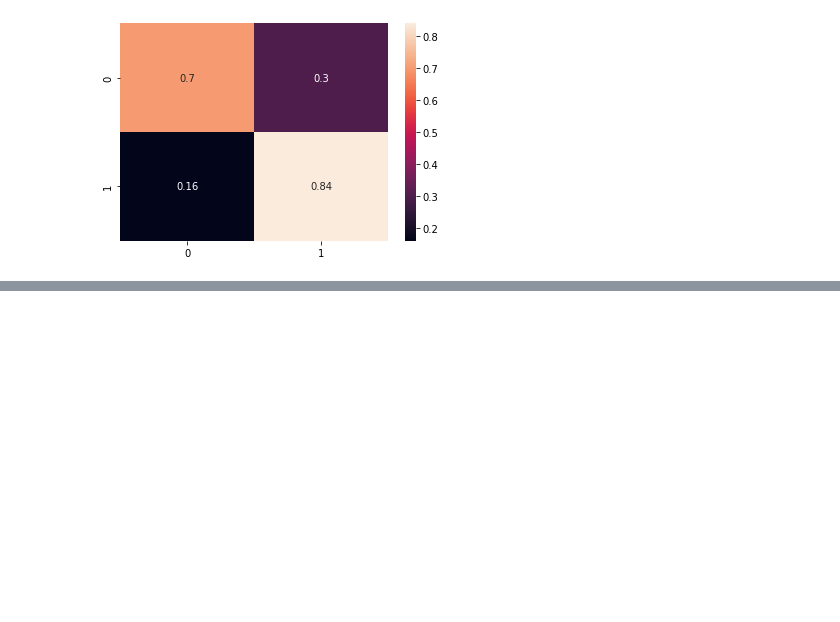
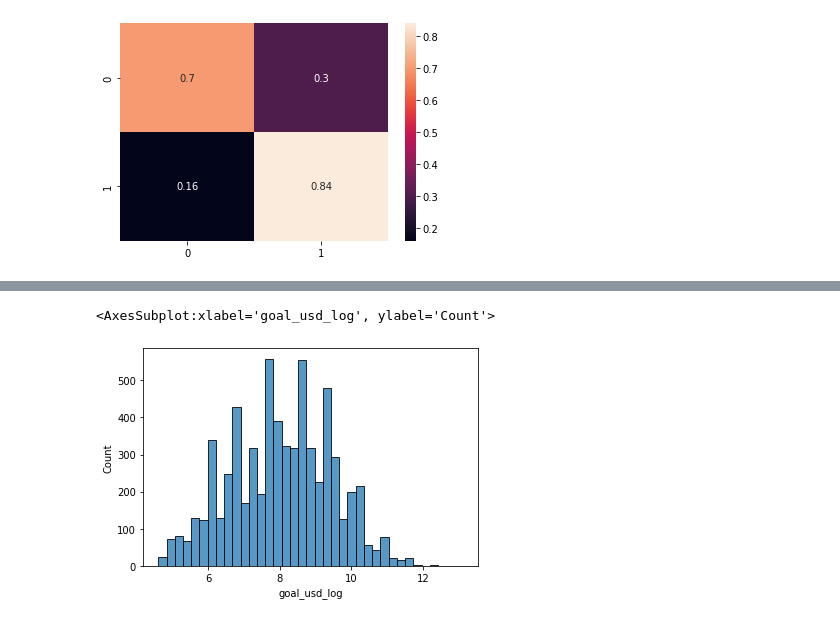
Before and after one commit to laurantirkh/kickstarter-ml, a Jupyter notebook: models_laurent.ipynb, the cells around one changed output, grey strips where cells are left out. Cells and saved outputs as stored; diff of their text form; code cells hidden in the pictures; blank space fills up the shorter version.

```diff
--- a/models_laurent.ipynb
+++ b/models_laurent.ipynb
@@ -223,0 +272,5 @@ roc_auc_score(y_test, y_pred_forestadj)
+# %%
+sns.histplot(data=false_pos, x='goal_usd_log')
+# %% [output]
+<AxesSubplot:xlabel='goal_usd_log', ylabel='Count'>
+[figure, added]
```
Also changed, not shown: parts of 27 cells of this notebook.
